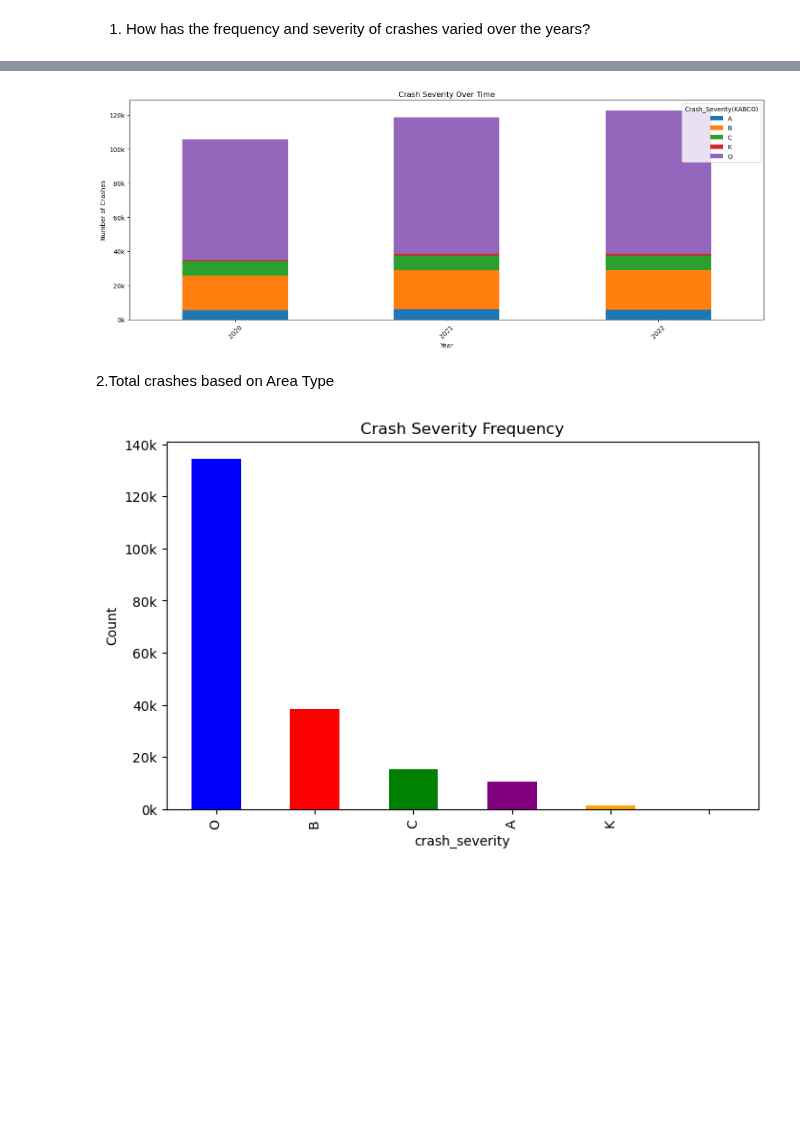
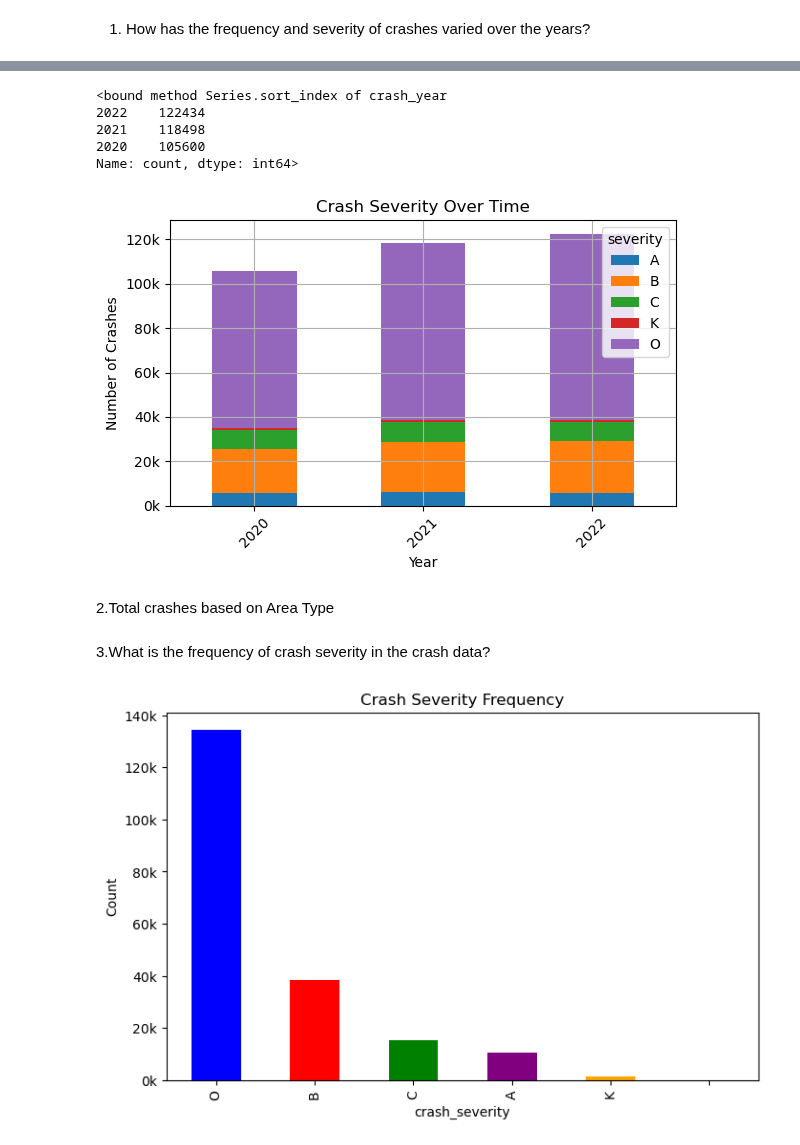
Before and after one commit to Eliab16/VDOT-crash-analysis, a Jupyter notebook: notebooks/VDOT_Analysis.ipynb, the cells around one changed output, grey strips where cells are left out. Drawn from its saved outputs; the diff is of its cells as text; code cells hidden in the pictures; blank space fills up the shorter version.

```diff
--- a/notebooks/VDOT_Analysis.ipynb
+++ b/notebooks/VDOT_Analysis.ipynb
@@ -159,0 +192,8 @@ crash_severity_counts1=crash_data2.groupby(['crash_year','crash_severity']).size
+# %%
+crash_frequency
+# %% [output]
+<bound method Series.sort_index of crash_year
+2022    122434
+2021    118498
+2020    105600
+Name: count, dtype: int64>
@@ -160,16 +204,17 @@ crash_severity_counts1=crash_data2.groupby(['crash_year','crash_severity']).size
 # %%
-fig,ax=plt.subplots(figsize=(15,6))
+fig,ax=plt.subplots(figsize=(6,4))
 crash_severity_counts1.plot(kind='bar',stacked=True,ax=ax,
 title='Crash Severity Over Time')
 ax.set_xlabel('Year')
 ax.set_ylabel('Number of Crashes')
-ax.legend(title='Crash_Severity(KABCO)')
+ax.legend(title='severity')
 ax.yaxis.set_major_formatter(ticker.FuncFormatter(lambda x ,pos:'{0:g}k'.format(x/1000)))
 plt.xticks(rotation =45)
 plt.tight_layout()
-plt.savefig('Frequency_Time2.jpg', format='jpg')
+plt.savefig('Frequency_Time3.jpg', format='jpg')
+plt.grid(True)
 plt.show()
 # %% [output]
-[figure, old version]
+[figure, new version]
 # %% [markdown]
 2.Total crashes based on Area Type
@@ -178,3 +221,5 @@ plt.show()
+# %% [markdown]
+3.What is the frequency of crash severity in the crash data?
 # %%
 light_counts = crash_data2['crash_severity'].value_counts()
 # %%
```
Also changed, not shown: parts of 48 cells of this notebook.
